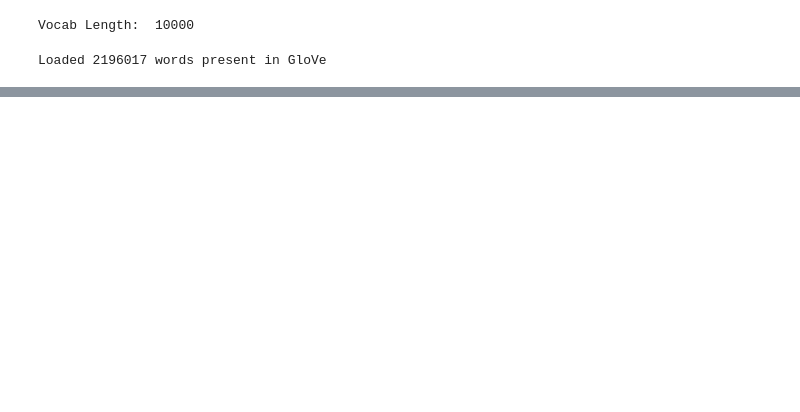
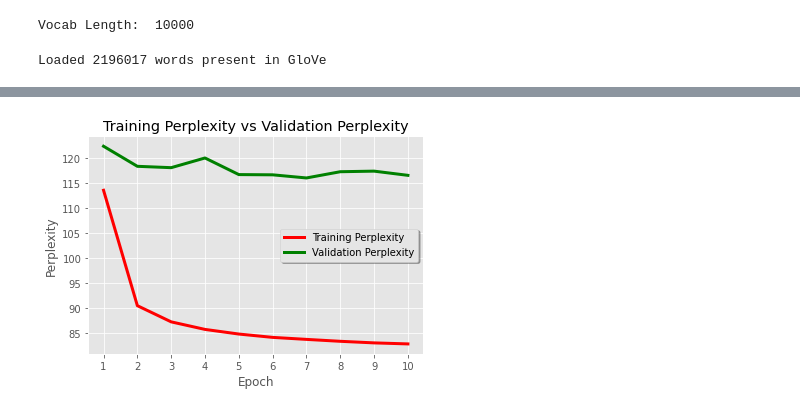
Before and after one commit to Kdotseth7/language-model-ptb, a Jupyter notebook: lang_model_ptb.ipynb, the cells around one changed output, grey strips where cells are left out. Drawn from its saved outputs; the diff is of its cells as text; code cells hidden in the pictures; blank space fills up the shorter version.

```diff
--- a/lang_model_ptb.ipynb
+++ b/lang_model_ptb.ipynb
@@ -426,0 +450,12 @@ Predict Loss: 5.2833 | Predict PPL: 197.01895141601562
+# %%
+# Training vs Validation Perplexity Plot
+plot_line(train_ppl_list,
+          val_ppl_list,
+          'Training Perplexity',
+          'Validation Perplexity',
+          'Epoch',
+          'Perplexity',
+          'Training Perplexity vs Validation Perplexity',
+          'Images/train_vs_val_ppl_plot.png')
+# %% [output]
+[figure, added]
```
Also changed, not shown: parts of 22 cells of this notebook, 14 other files.
